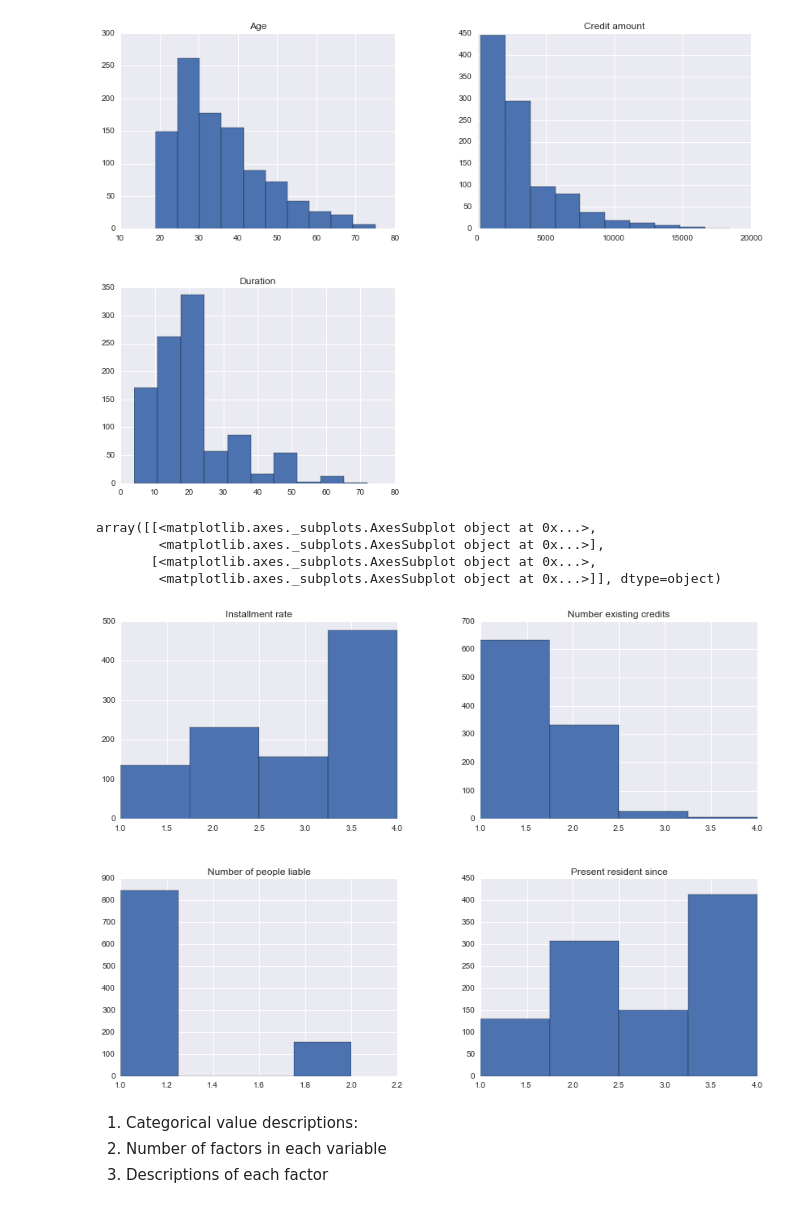
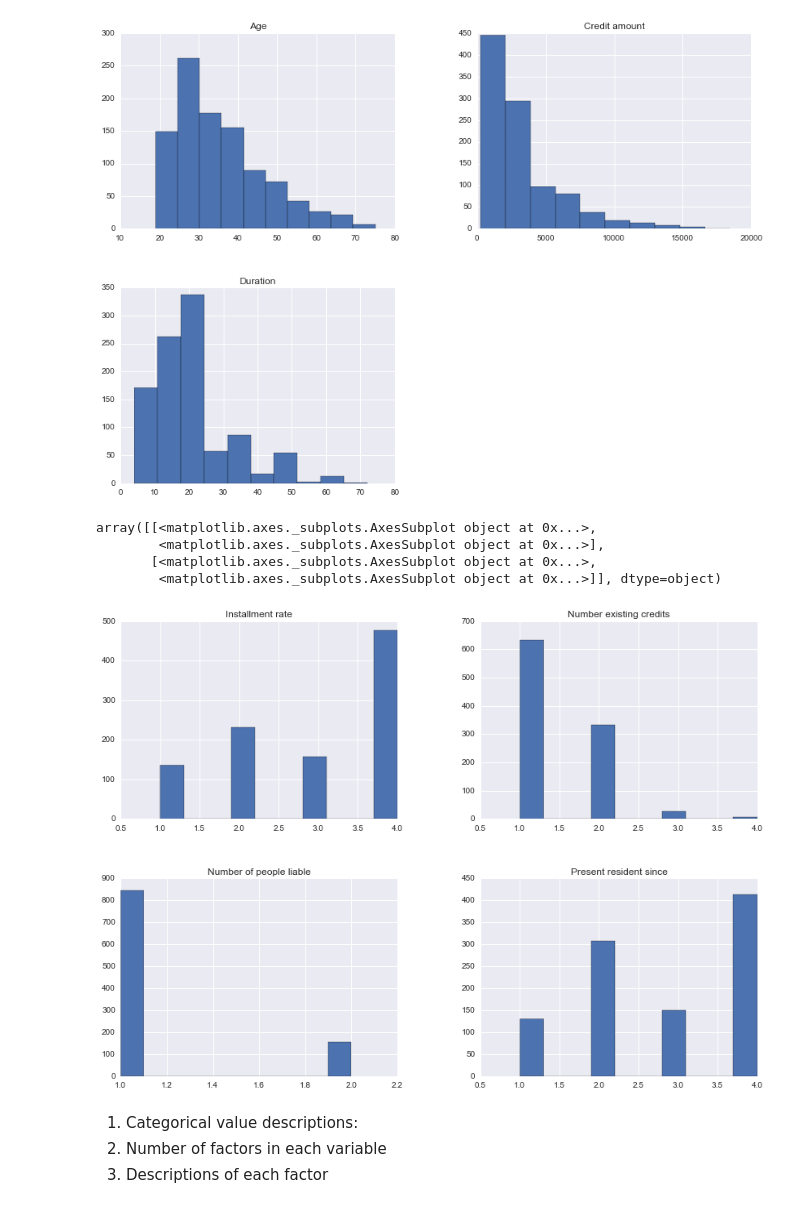
Before and after one commit to ScottD61/Thinkful, a Jupyter notebook: Capstone Writeup.ipynb, the cells around one changed output. Cells and saved outputs as stored; diff of their text form; code cells hidden in the pictures.

```diff
--- a/Capstone Writeup.ipynb
+++ b/Capstone Writeup.ipynb
@@ -147,13 +147,13 @@ array([[<matplotlib.axes._subplots.AxesSubplot object at 0x...>,
 [figure]
 # %%
 german_credit[['Number of people liable', 'Number existing credits',
-             'Present resident since', 'Installment rate']].hist(bins = 2)
+             'Present resident since', 'Installment rate']].hist()
 # %% [output]
 array([[<matplotlib.axes._subplots.AxesSubplot object at 0x...>,
         <matplotlib.axes._subplots.AxesSubplot object at 0x...>],
        [<matplotlib.axes._subplots.AxesSubplot object at 0x...>,
         <matplotlib.axes._subplots.AxesSubplot object at 0x...>]], dtype=object)
-[figure, old version]
+[figure, new version]
 # %% [markdown]
 1. Categorical value descriptions:
   1. Number of factors in each variable
```
